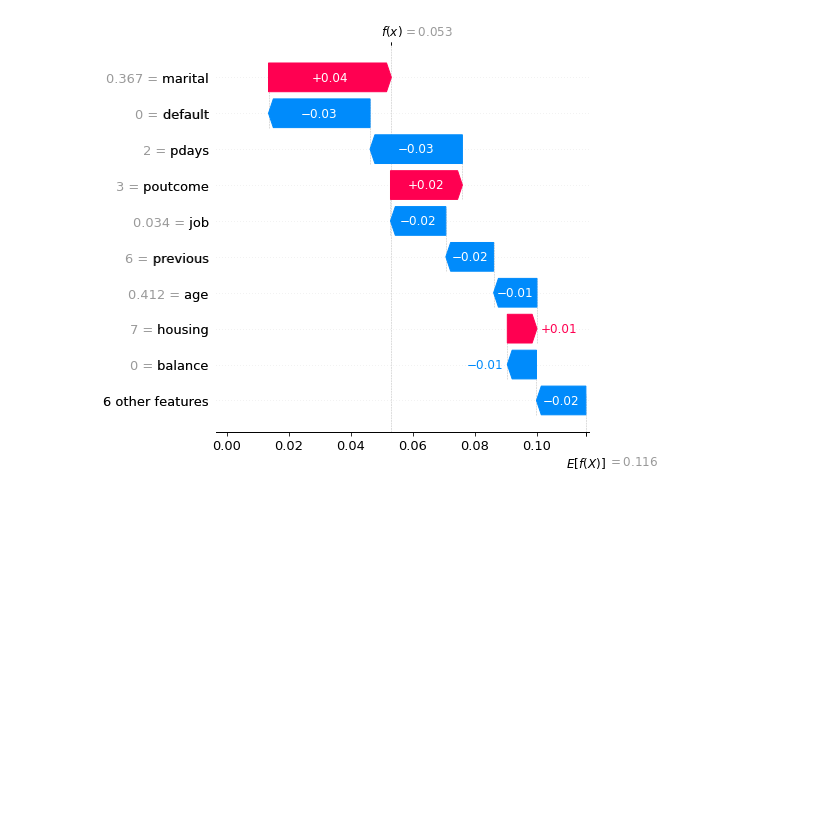
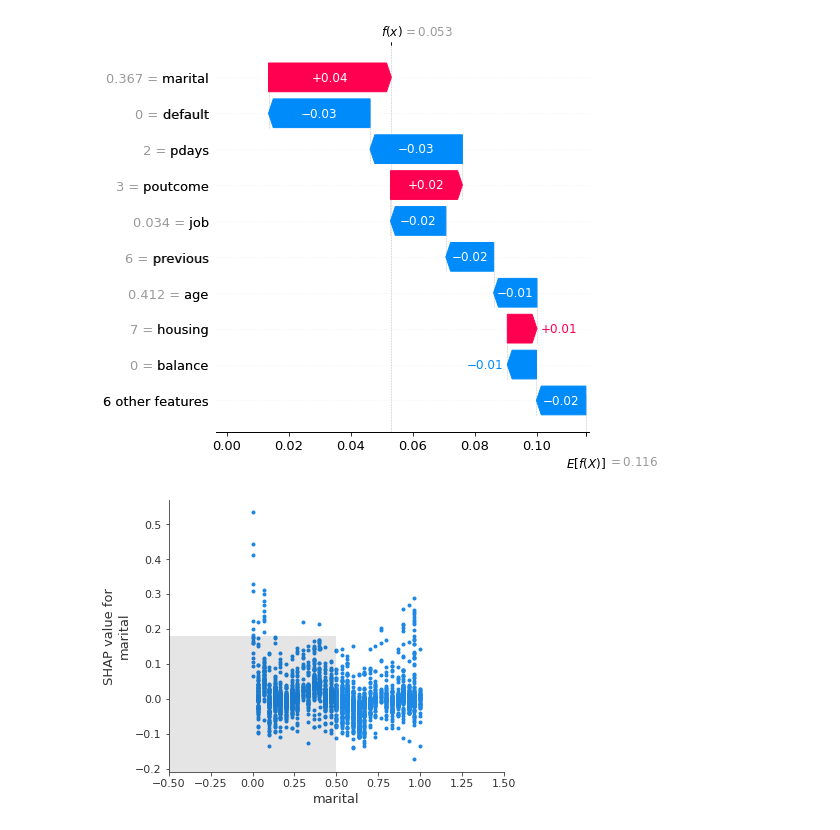
Before and after one commit to broepke/ModelExplainability, a Jupyter notebook: ModelExplainability.ipynb, the cells around one changed output. Drawn from its saved outputs; the diff is of its cells as text; code cells hidden in the pictures; blank space fills up the shorter version.

Commit message:
Added scatterplot example

```diff
--- a/ModelExplainability.ipynb
+++ b/ModelExplainability.ipynb
@@ -188,3 +188,7 @@ plt.tight_layout()
 plt.savefig('explainability_01.png', dpi=300)
 # %% [output]
 [figure]
+# %%
+shap.plots.scatter(shap_values[:,"marital"])
+# %% [output]
+[figure, added]
```
